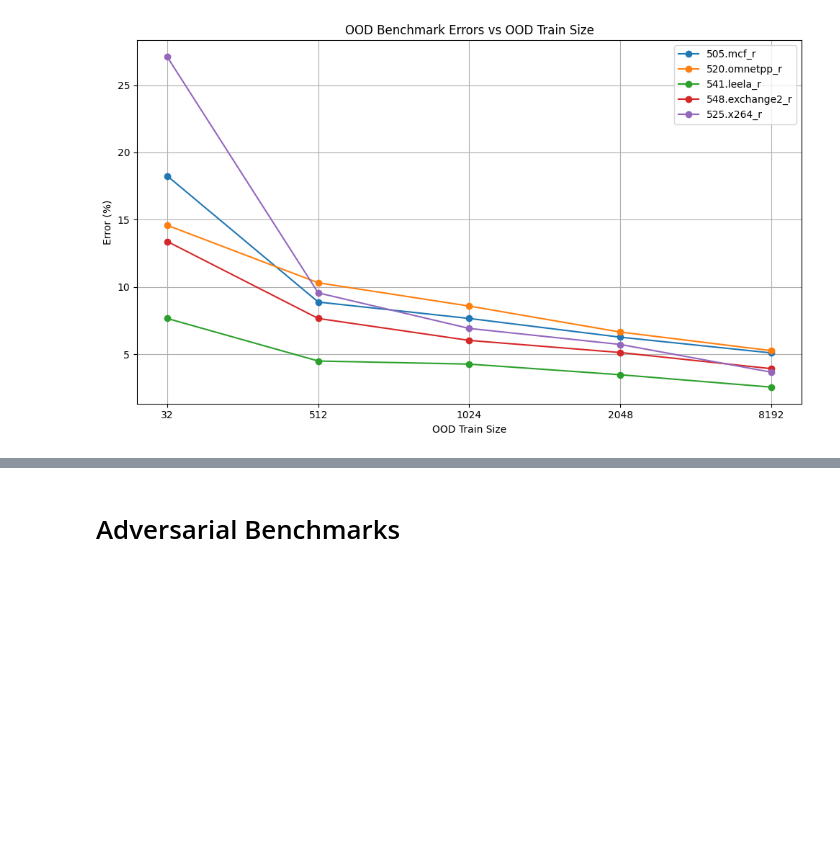
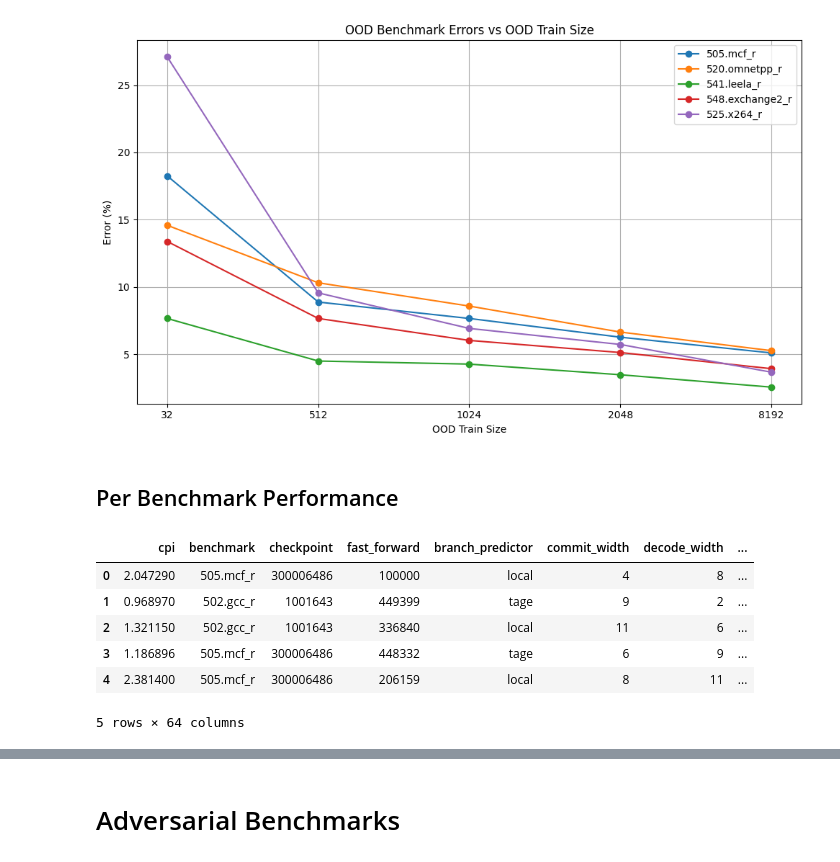
Before and after one commit to ronitnag04/peregrine, a Jupyter notebook: ml_model/analysis.ipynb, the cells around one changed output, grey strips where cells are left out. Saved outputs shown, nothing was run; the diff lists cells and outputs as text; code cells hidden in the pictures; blank space fills up the shorter version.

```diff
--- a/ml_model/analysis.ipynb
+++ b/ml_model/analysis.ipynb
@@ -640,3 +642,5 @@ fig.tight_layout()
 plt.show()
 # %% [output]
 [figure]
+# %% [markdown]
+## Per Benchmark Performance
@@ -642,0 +649,10 @@ plt.show()
+# %%
+df.head()
+# %% [output]
+|  | cpi | benchmark | checkpoint | fast_forward | branch_predictor | commit_width | decode_width | ... |
+| 0 | 2.047290 | 505.mcf_r | 300006486 | 100000 | local | 4 | 8 | ... |
+| 1 | 0.968970 | 502.gcc_r | 1001643 | 449399 | tage | 9 | 2 | ... |
+| 2 | 1.321150 | 502.gcc_r | 1001643 | 336840 | local | 11 | 6 | ... |
+| 3 | 1.186896 | 505.mcf_r | 300006486 | 448332 | tage | 6 | 9 | ... |
+| 4 | 2.381400 | 505.mcf_r | 300006486 | 206159 | local | 8 | 11 | ... |
+5 rows × 64 columns
```
Also changed, not shown: parts of 6 cells of this notebook.
